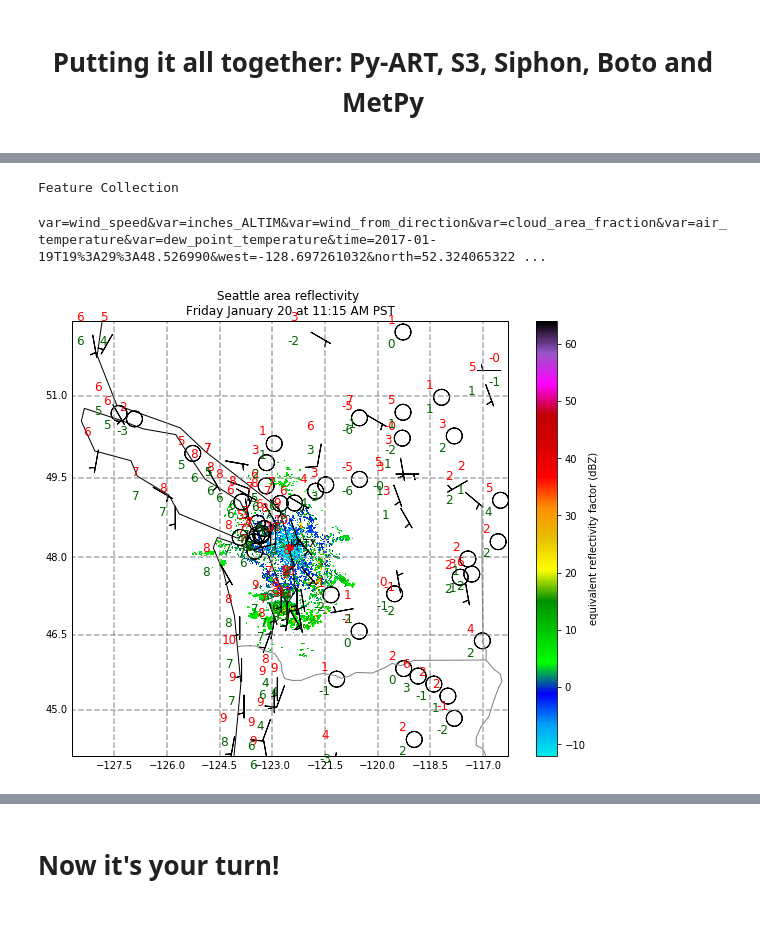
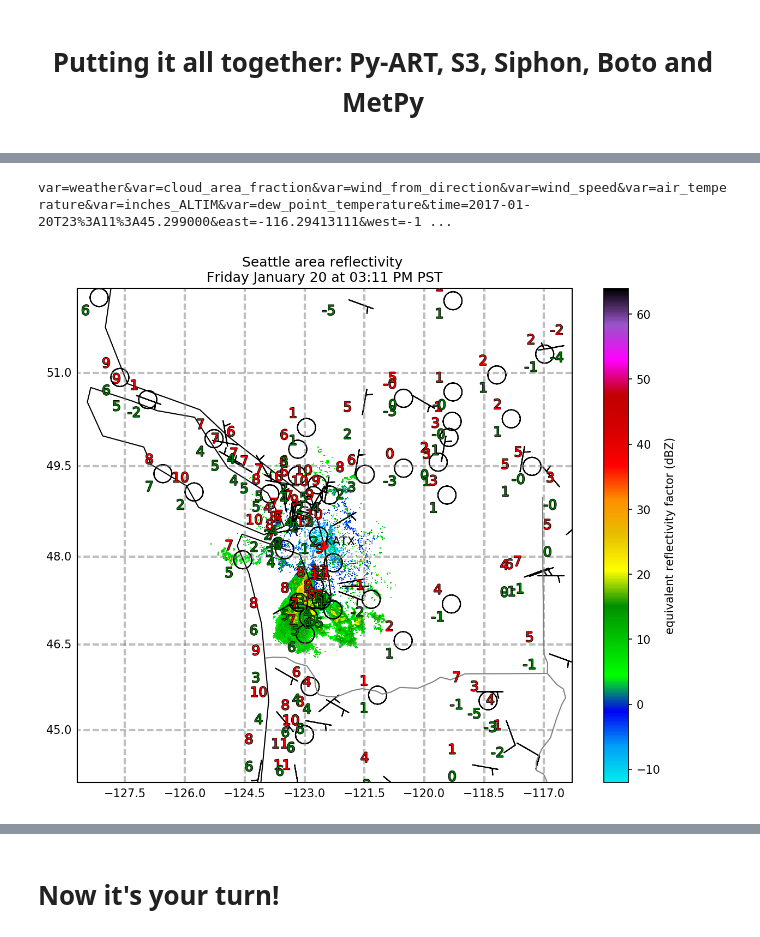
Before and after one commit to openradar/AMS_radar_in_the_cloud, a Jupyter notebook: notebooks/Putting_it_all_together.ipynb, the cells around one changed output, grey strips where cells are left out. Cells and saved outputs as stored; diff of their text form; code cells hidden in the pictures.

```diff
--- a/notebooks/Putting_it_all_together.ipynb
+++ b/notebooks/Putting_it_all_together.ipynb
@@ -98,7 +101,7 @@ station = 'KATX'
 my_datetime = datetime.utcnow()
 radar = get_radar_from_aws(station, my_datetime)
 # %%
-#Lets get some geographical context
+# Lets get some geographical context
 lats = radar.gate_latitude
 lons = radar.gate_longitude
 
@@ -114,7 +117,7 @@ sweep = 0
 index_at_start = radar.sweep_start_ray_index['data'][sweep]
 time_at_start_of_radar = num2date(radar.time['data'][index_at_start],
                                   radar.time['units'])
-pacific = timezone('US/Pacific')
+pacific = pytz.timezone('US/Pacific')
 local_time = pacific.fromutc(time_at_start_of_radar)
 fancy_date_string = local_time.strftime('%A %B %d at %I:%M %p %Z')
 print(fancy_date_string)
@@ -159,13 +165,8 @@ metar_cat_url = 'http://thredds.ucar.edu/thredds/catalog/nws/metar/ncdecoded/cat
 metar_cat = TDSCatalog(metar_cat_url)
 # what datasets are here? only one "dataset" in this catalog
 dataset = list(metar_cat.datasets.values())[0]
-print(dataset.name)
 ncss_url = dataset.access_urls["NetcdfSubset"]
 ncss = NCSS(ncss_url)
-
-start_time = my_datetime - timedelta(days=1)
-# %% [output]
-Feature Collection
 # %%
 bb = {'north' : max_lat,
       'south' : min_lat,
@@ -173,26 +174,29 @@ bb = {'north' : max_lat,
       'west' : min_lon}
 
 query = ncss.query()
-query.lonlat_box(north=bb['north'], south=bb['south'], east=bb['east'], west=bb['west'])
-query.time(start_time)
+query.lonlat_box(**bb)
+query.time(time_at_start_of_radar)
 query.variables('air_temperature', 'dew_point_temperature', 'inches_ALTIM',
-                'wind_speed', 'wind_from_direction', 'cloud_area_fraction')
+                'wind_speed', 'wind_from_direction', 'cloud_area_fraction', 'weather')
 query.accept('csv')
 # %% [output]
-var=wind_speed&var=inches_ALTIM&var=wind_from_direction&var=cloud_area_fraction&var=air_temperature&var=dew_point_temperature&time=2017-01-19T19%3A29%3A48.526990&west=-128.697261032&north=52.324065322 ...
+var=weather&var=cloud_area_fraction&var=wind_from_direction&var=wind_speed&var=air_temperature&var=inches_ALTIM&var=dew_point_temperature&time=2017-01-20T23%3A11%3A45.299000&east=-116.29413111&west=-1 ...
 # %%
-
+# Download the data
 data = ncss.get_data(query)
 
 # Access is just like netcdf4-python
 lats = data['latitude'][:]
 lons = data['longitude'][:]
-tair = data['air_temperature'][:]
-dewp = data['dew_point_temperature'][:]
-slp = (data['inches_ALTIM'][:] * units('inHg')).to('mbar')
+
+# Get the data -- but only for the points we want to keep
+tair = data['air_temperature']
+dewp = data['dew_point_temperature']
+slp = (data['inches_ALTIM'] * units('inHg')).to('mbar')
 
 # Convert wind to components
-u, v = get_wind_components(data['wind_speed'], np.deg2rad(data['wind_from_direction']))
+u, v = mpcalc.get_wind_components(data['wind_speed'] * units.knot,
+                                  data['wind_from_direction'] * units.deg)
 
 # Need to handle missing (NaN) and convert to proper code
 cloud_cover = 8 * data['cloud_area_fraction']
@@ -202,42 +206,44 @@ cloud_cover = cloud_cover.astype(np.int)
 # For some reason these come back as bytes instead of strings
 stid = [s.decode() for s in data['station']]
 # %%
-fig = plt.figure(figsize = [10,8])
+fig = plt.figure(figsize = (10, 8), dpi=150)
 display = pyart.graph.RadarMapDisplayCartopy(radar)
 lat_0 = display.loc[0]
 lon_0 = display.loc[1]
 
-#Main difference! Cartopy forces you to select a projection first!
+# Main difference! Cartopy forces you to select a projection first!
 projection = cartopy.crs.Mercator(
                 central_longitude=lon_0,
                 min_latitude=min_lat, max_latitude=max_lat)
 
 title = 'Seattle area reflectivity \n' + fancy_date_string
 
 display.plot_ppi_map(
     'reflectivity', 0, colorbar_flag=True,
     title=title,
     projection=projection,
     min_lon=min_lon, max_lon=max_lon, min_lat=min_lat, max_lat=max_lat,
     vmin=-12, vmax=64)
 
-#Mark the radar
+# Mark the radar
 display.plot_point(lon_0, lat_0, label_text='KATX')
 
-#Get the current axes and plot some lat and lon lines
-ax = plt.gca()
-gl = ax.gridlines( draw_labels=True,
-                  linewidth=2, color='gray', alpha=0.5, linestyle='--')
+# Plot some lat and lon lines
+gl = display.ax.gridlines(draw_labels=True,
+                          linewidth=2, color='gray', alpha=0.5, linestyle='--')
 gl.xlabels_top = False
 gl.ylabels_right = False
 
-stationplot = StationPlot(ax, lons, lats, transform=cartopy.crs.PlateCarree(),
+stationplot = StationPlot(display.ax, lons, lats, transform=cartopy.crs.PlateCarree(),
                           fontsize=12)
 
-stationplot.plot_parameter('NW', tair, color='red')
-stationplot.plot_parameter('SW', dewp, color='darkgreen')
+# Extra arguments for plotting text
+plot_kwargs = dict(path_effects=[mpatheffects.withStroke(linewidth=1, foreground='black')],
+                   clip_on=True)
+stationplot.plot_parameter('NW', tair, color='red', **plot_kwargs)
+stationplot.plot_parameter('SW', dewp, color='green', **plot_kwargs)
 
 # Add wind barbs
 stationplot.plot_barb(u, v)
 # %% [output]
-[figure, old version]
+[figure, new version]
```
Also changed, not shown: parts of 14 cells of this notebook.
